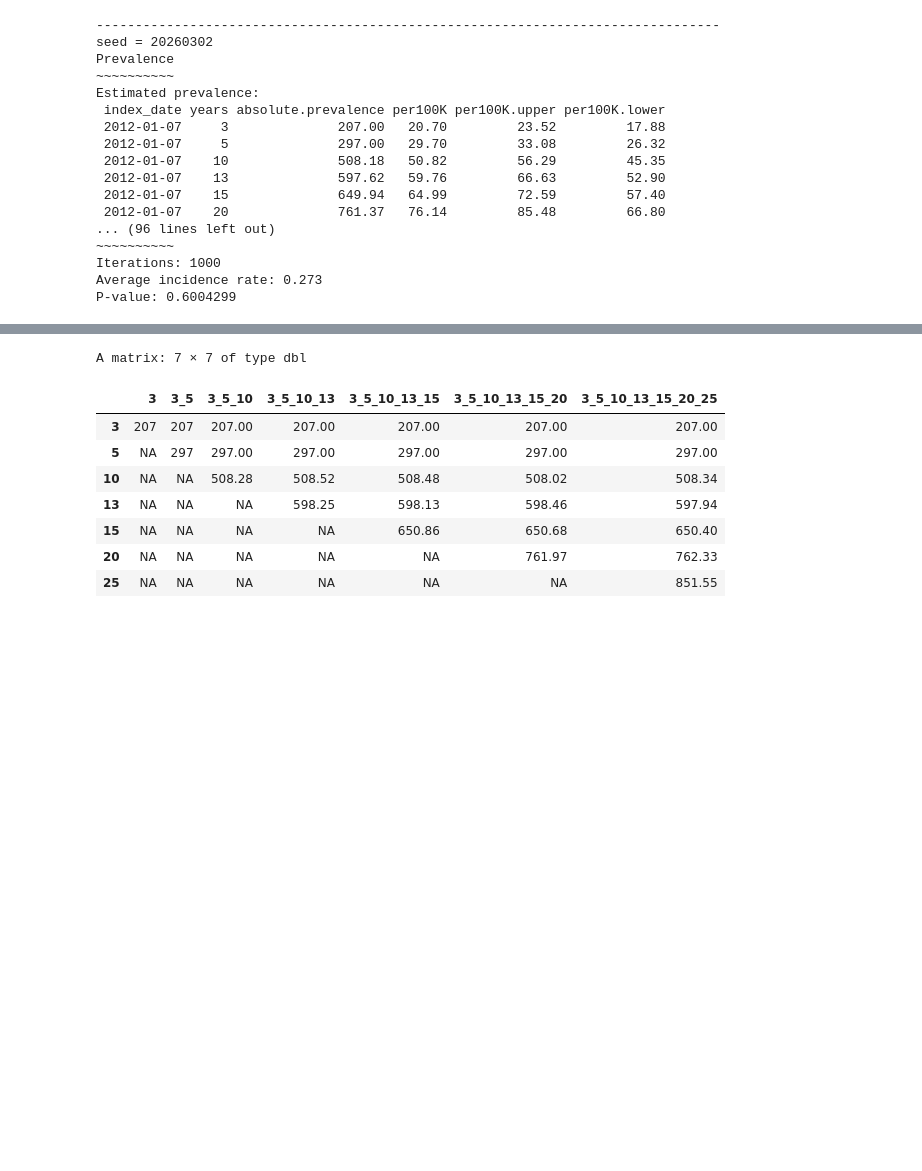
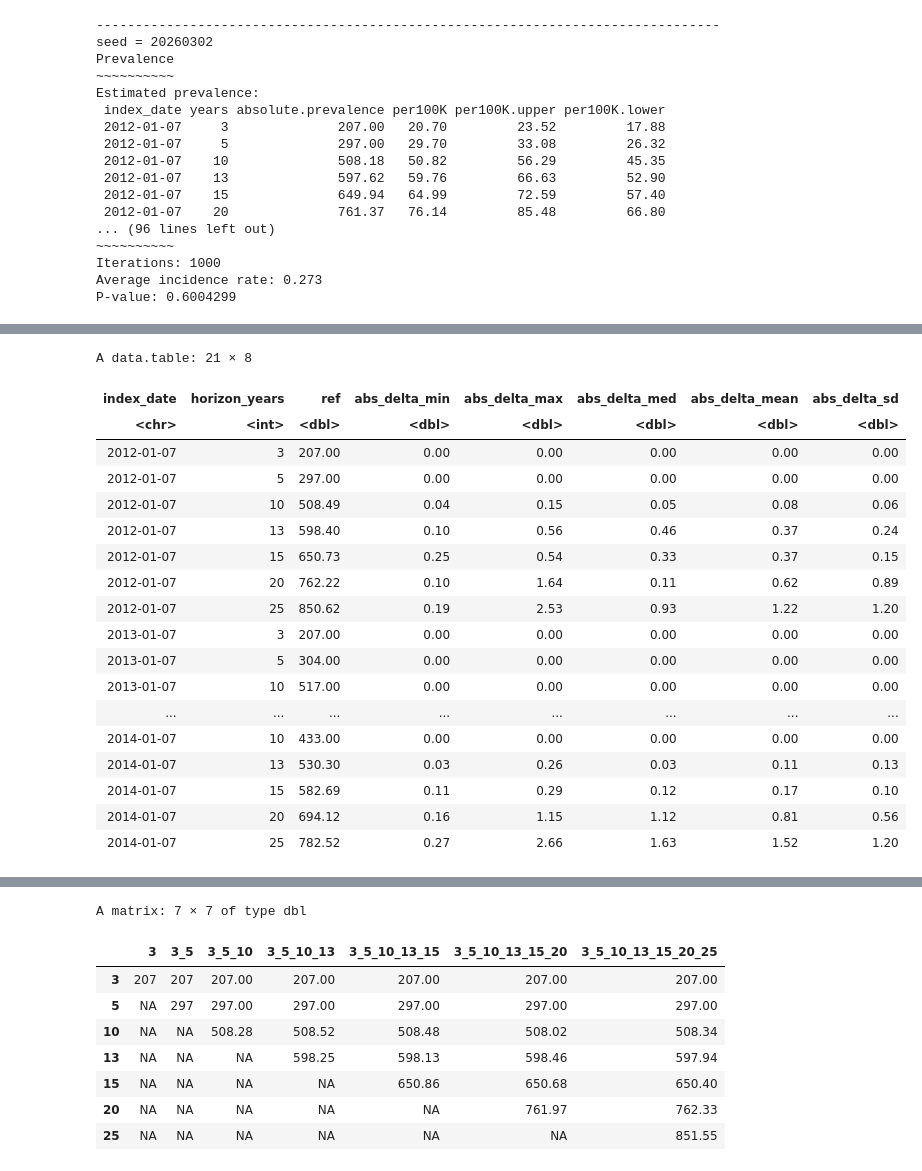
Before and after one commit to lrado1/rprev-ext, a Jupyter notebook: notebooks/ref-ext-consistency.ipynb, the cells around one changed output, grey strips where cells are left out. Cells and saved outputs as stored; diff of their text form; code cells hidden in the pictures; blank space fills up the shorter version.

```diff
--- a/notebooks/ref-ext-consistency.ipynb
+++ b/notebooks/ref-ext-consistency.ipynb
@@ -132,6 +136,8 @@ P-value: 0.6004299NULL
 # %%
 # K>1 (több indexdátum, ismételt K=1 futások)
 registry_start_ref <- min(prevsim$entrydate, na.rm = TRUE)
+
+ref_abs_table_by_seed <- list()
 
 # Gyors áttekintés: abszolút prevalencia indexdátumonként, horizontonként
 extract_abs <- function(res) {
@@ -147,6 +153,9 @@ for (s in seeds) {
   cat("\n", paste(rep("-", 80), collapse = ""), "\n", sep = "")
   cat("seed =", s, "\n")
 
+  # Reprodukálható viszonyítás: az indexdátumonkénti referencia-futtatásokat ugyanazzal a seeddel indítjuk,
+  # így a K>1 viszonyítási sorozat indexek közötti különbségeit nem a véletlenszám-hívások "elmászó" állapota,
+  # hanem az eltérő indexdátumokhoz tartozó becslési helyzet magyarázza.
   res_ref_by_index_s <- lapply(index_dates, function(idx) {
     set.seed(s)
     rprev::prevalence(
@@ -165,6 +174,7 @@ for (s in seeds) {
   names(res_ref_by_index_s) <- as.character(index_dates)
 
   ref_abs_table_s <- t(sapply(res_ref_by_index_s, extract_abs))
+  ref_abs_table_by_seed[[as.character(s)]] <- ref_abs_table_s
   print(ref_abs_table_s)
 
   if (s == seeds[1]) {
@@ -312,6 +317,8 @@ P-value: 0.6004299
 # K>1 (natív többindexű futtatás) - lokális, kiterjesztett implementáció
 # Gyors áttekintés: abszolút prevalencia indexdátumonként, horizontonként
 years_lbl <- paste0("y", num_years)
+
+ext_abs_table_by_seed <- list()
 
 # A seedek listáját a közös konfigurációban adjuk meg: `seeds`
 for (s in seeds) {
@@ -343,6 +350,7 @@ for (s in seeds) {
   )
   colnames(ext_abs_table_s) <- years_lbl
   rownames(ext_abs_table_s) <- as.character(sort(unique(res_ext_kmulti_s$index_dates)))
+  ext_abs_table_by_seed[[as.character(s)]] <- ext_abs_table_s
   print(ext_abs_table_s)
 
   if (s == seeds[1]) {
@@ -435,0 +462,53 @@ A data.table: 21 × 7
+# %%
+# Összefoglalás: |delta| leíró statisztikák seedek mentén
+
+cmp <- data.table::as.data.table(compare_all)
+cmp[, abs_delta := abs(delta)]
+
+summary_abs_delta <- cmp[
+  , .(
+    ref = {
+      v <- ref[seed == seeds[1]]
+      if (length(v) == 0) v <- ref
+      as.numeric(v[1])
+    },
+    abs_delta_min = min(abs_delta, na.rm = TRUE),
+    abs_delta_max = max(abs_delta, na.rm = TRUE),
+    abs_delta_med = stats::median(abs_delta, na.rm = TRUE),
+    abs_delta_mean = mean(abs_delta, na.rm = TRUE),
+    abs_delta_sd = stats::sd(abs_delta, na.rm = TRUE)
+  ),
+  by = .(index_date, horizon_years)
+]
+
+summary_abs_delta <- summary_abs_delta[order(as.Date(index_date), horizon_years)]
+summary_abs_delta[, `:=`(
+  ref = round(ref, 2),
+  abs_delta_min = round(abs_delta_min, 2),
+  abs_delta_max = round(abs_delta_max, 2),
+  abs_delta_med = round(abs_delta_med, 2),
+  abs_delta_mean = round(abs_delta_mean, 2),
+  abs_delta_sd = round(abs_delta_sd, 2)
+)]
+
+summary_abs_delta
+# %% [output]
+A data.table: 21 × 8
+| index_date | horizon_years | ref | abs_delta_min | abs_delta_max | abs_delta_med | abs_delta_mean | abs_delta_sd |
+| <chr> | <int> | <dbl> | <dbl> | <dbl> | <dbl> | <dbl> | <dbl> |
+| 2012-01-07 | 3 | 207.00 | 0.00 | 0.00 | 0.00 | 0.00 | 0.00 |
+| 2012-01-07 | 5 | 297.00 | 0.00 | 0.00 | 0.00 | 0.00 | 0.00 |
+| 2012-01-07 | 10 | 508.49 | 0.04 | 0.15 | 0.05 | 0.08 | 0.06 |
+| 2012-01-07 | 13 | 598.40 | 0.10 | 0.56 | 0.46 | 0.37 | 0.24 |
+| 2012-01-07 | 15 | 650.73 | 0.25 | 0.54 | 0.33 | 0.37 | 0.15 |
+| 2012-01-07 | 20 | 762.22 | 0.10 | 1.64 | 0.11 | 0.62 | 0.89 |
+| 2012-01-07 | 25 | 850.62 | 0.19 | 2.53 | 0.93 | 1.22 | 1.20 |
+| 2013-01-07 | 3 | 207.00 | 0.00 | 0.00 | 0.00 | 0.00 | 0.00 |
+| 2013-01-07 | 5 | 304.00 | 0.00 | 0.00 | 0.00 | 0.00 | 0.00 |
+| 2013-01-07 | 10 | 517.00 | 0.00 | 0.00 | 0.00 | 0.00 | 0.00 |
+| ... | ... | ... | ... | ... | ... | ... | ... |
+| 2014-01-07 | 10 | 433.00 | 0.00 | 0.00 | 0.00 | 0.00 | 0.00 |
+| 2014-01-07 | 13 | 530.30 | 0.03 | 0.26 | 0.03 | 0.11 | 0.13 |
+| 2014-01-07 | 15 | 582.69 | 0.11 | 0.29 | 0.12 | 0.17 | 0.10 |
+| 2014-01-07 | 20 | 694.12 | 0.16 | 1.15 | 1.12 | 0.81 | 0.56 |
+| 2014-01-07 | 25 | 782.52 | 0.27 | 2.66 | 1.63 | 1.52 | 1.20 |
```
Also changed, not shown: parts of 22 cells of this notebook.
